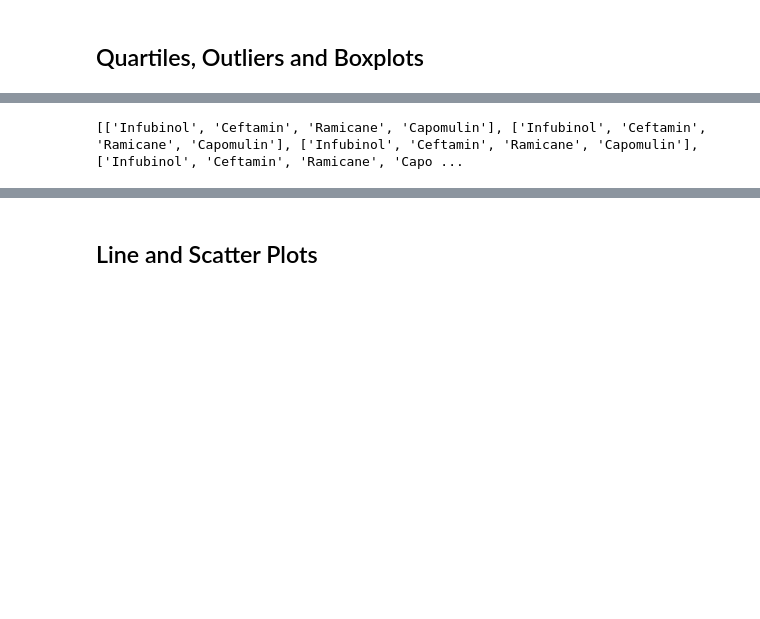
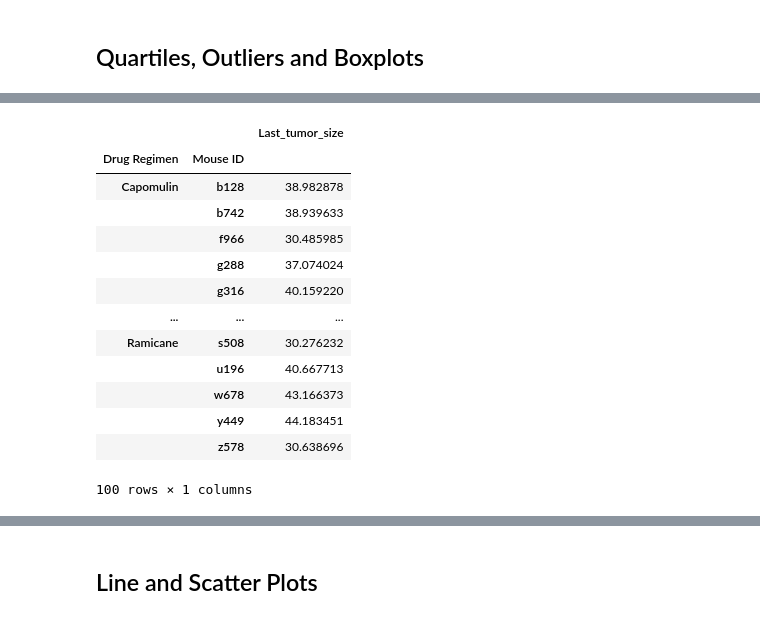
Before and after one commit to kflores56/Pharmaceutical-Analysis, a Jupyter notebook: Pymaceuticals/pymaceuticals_starter.ipynb, the cells around one changed output, grey strips where cells are left out. Saved outputs shown, nothing was run; the diff lists cells and outputs as text; code cells hidden in the pictures; blank space fills up the shorter version.

```diff
--- a/Pymaceuticals/pymaceuticals_starter.ipynb
+++ b/Pymaceuticals/pymaceuticals_starter.ipynb
@@ -268,8 +264,28 @@ KeyError: 'Drug Regimen'
 # %%
 # Put treatments into a list for for loop (and later for plot labels)
-treatments = ['Infubinol', 'Ceftamin', 'Ramicane', 'Capomulin']
+treatment_list = ['Infubinol', 'Ceftamin', 'Ramicane', 'Capomulin']
 
 # Create empty list to fill with tumor vol data (for plotting)
 tumor_vol_data = []
+
+treatment_df = finfin_tum[finfin_tum['Drug Regimen'].isin(treatment_list)]
+
+treatment_grouped = treatment_df.groupby(['Drug Regimen', 'Mouse ID']).agg(\
+                                                             Last_tumor_size=('Tumor Volume (mm3)',lambda x: x.iloc[-1]))
+
+treatment_grouped
 # %% [output]
+|  |  | Last_tumor_size |
+| Drug Regimen | Mouse ID |  |
+| Capomulin | b128 | 38.982878 |
+|  | b742 | 38.939633 |
+|  | f966 | 30.485985 |
+|  | g288 | 37.074024 |
+|  | g316 | 40.159220 |
+| ... | ... | ... |
+| Ramicane | s508 | 30.276232 |
+|  | u196 | 40.667713 |
+|  | w678 | 43.166373 |
+|  | y449 | 44.183451 |
+|  | z578 | 30.638696 |
-[['Infubinol', 'Ceftamin', 'Ramicane', 'Capomulin'], ['Infubinol', 'Ceftamin', 'Ramicane', 'Capomulin'], ['Infubinol', 'Ceftamin', 'Ramicane', 'Capomulin'], ['Infubinol', 'Ceftamin', 'Ramicane', 'Capo ...
+100 rows × 1 columns
```
Also changed, not shown: parts of 7 cells of this notebook.
